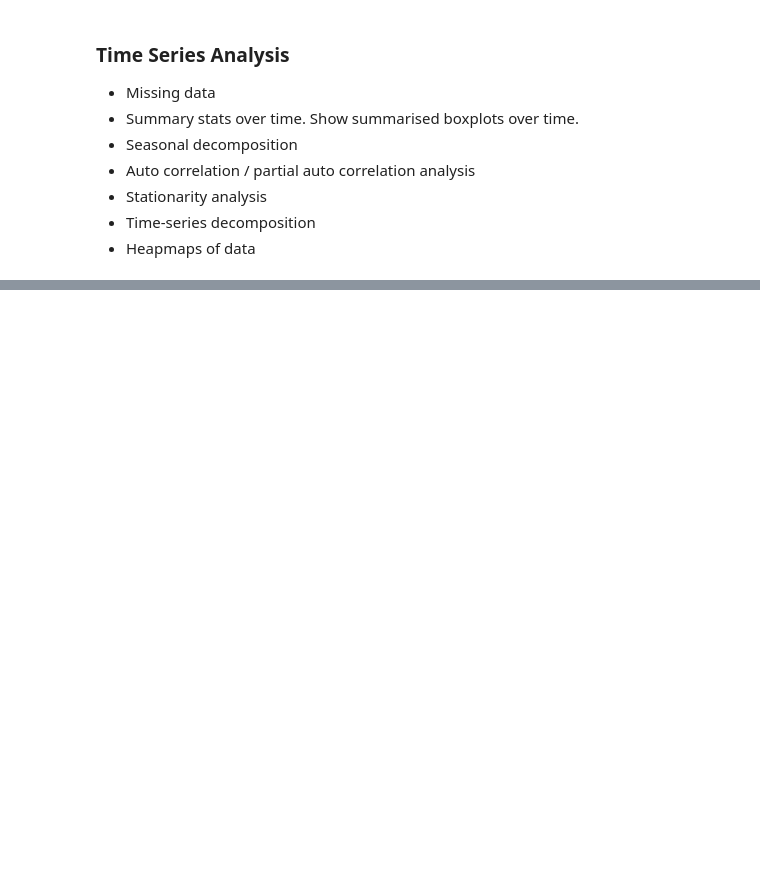
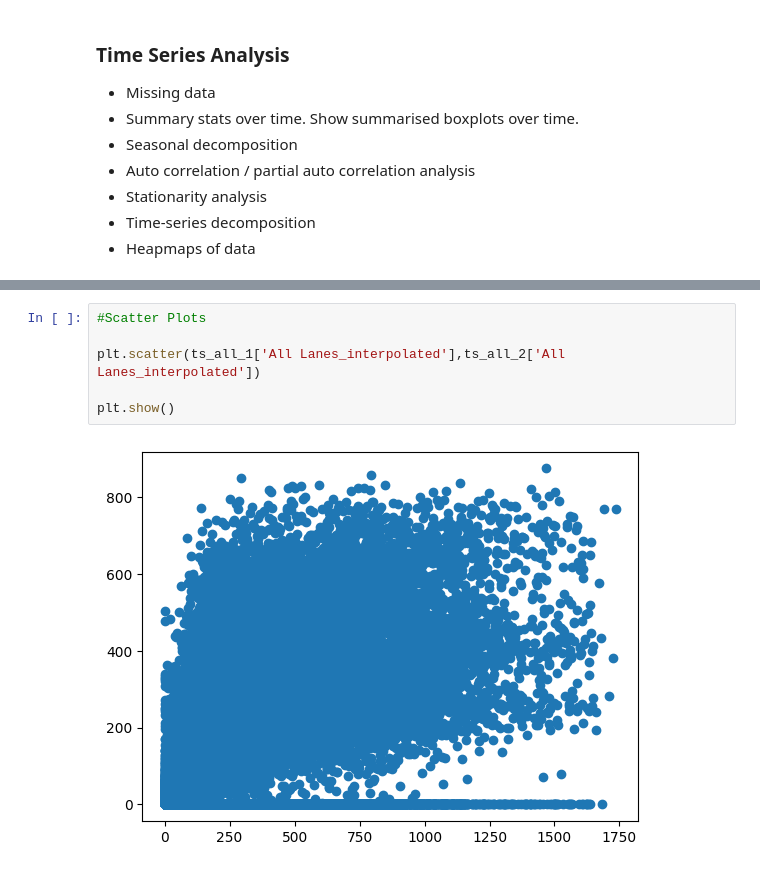
Before and after one commit to cmconlan/Adaptive_Traffic_Simulator, a Jupyter notebook: 1. EDA and Sensor Selection.ipynb, the cells around one changed output, grey strips where cells are left out. Saved outputs shown, nothing was run; the diff lists cells and outputs as text; blank space fills up the shorter version.

```diff
--- a/1. EDA and Sensor Selection.ipynb
+++ b/1. EDA and Sensor Selection.ipynb
@@ -473,0 +671,8 @@ KeyError: 'hour'
+# %%
+#Scatter Plots
+
+plt.scatter(ts_all_1['All Lanes_interpolated'],ts_all_2['All Lanes_interpolated'])
+
+plt.show()
+# %% [output]
+[figure, added]
```
Also changed, not shown: parts of 24 cells of this notebook.
